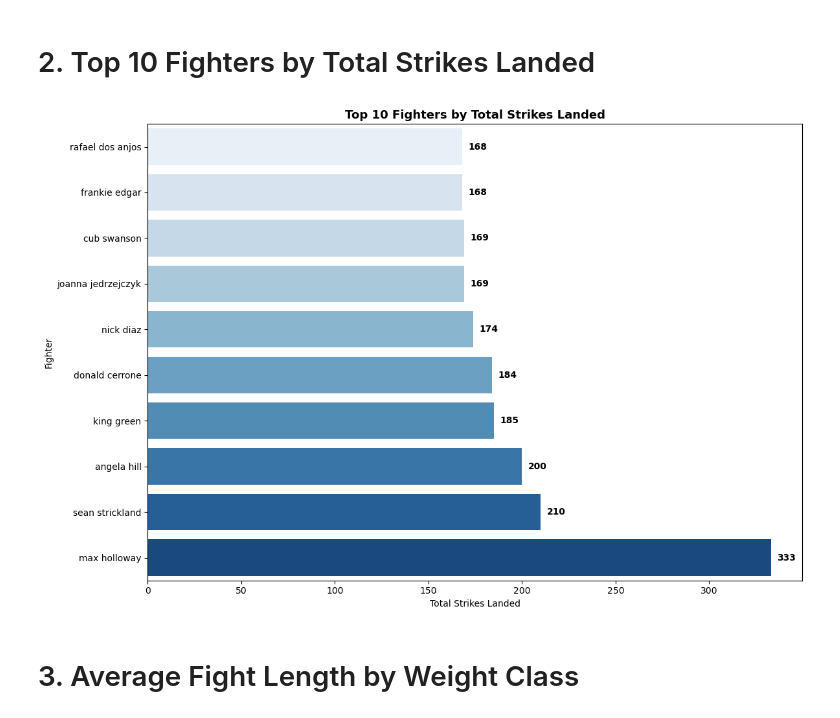
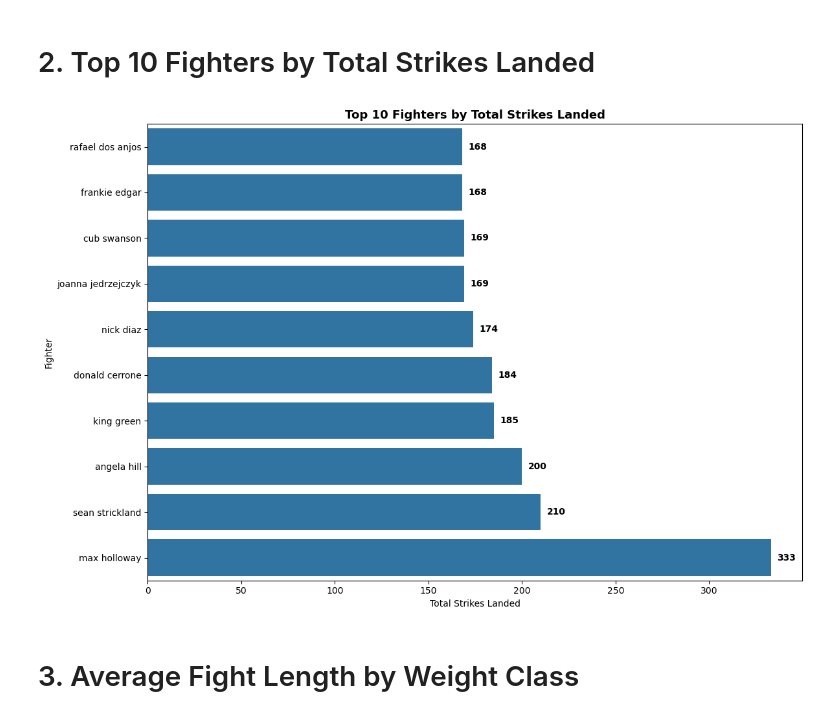
Before and after one commit to Chance-1680/Group7-UFC-Fights, a Jupyter notebook: notebooks/Data_Analysis_UFC.ipynb, the cells around one changed output. Cells and saved outputs as stored; diff of their text form; code cells hidden in the pictures.

Commit message:
Updated Data_Analysis_UFC.ipynb with latest analysis

```diff
--- a/notebooks/Data_Analysis_UFC.ipynb
+++ b/notebooks/Data_Analysis_UFC.ipynb
@@ -156,29 +156,23 @@ Non-zero fighters: 10
 # 2. Top 10 Fighters by Total Strikes Landed
 # %%
 #2 Top 10 Fighters by Total Strikes Landed
-top_strikers = top_strikers.sort_values(ascending=True)
+plt.figure(figsize=(12, 8))
 
-plt.figure(figsize=(12, 8))
-sns.barplot(x=top_strikers.values, y=top_strikers.index, palette='Blues', orient='h')
+sns.barplot(x=top_strikers.values, y=top_strikers.index, color='#1f77b4', orient='h')
+
 plt.title('Top 10 Fighters by Total Strikes Landed', fontsize=13, fontweight='bold')
 plt.xlabel('Total Strikes Landed', fontsize=10)
 plt.ylabel('Fighter', fontsize=10)
 
-
+# Adding value labels
 for i, v in enumerate(top_strikers.values):
     plt.text(v + max(top_strikers.values) * 0.01, i, f'{int(v)}',
              va='center', fontweight='bold')
 
 plt.tight_layout()
 plt.show()
-
-
-if top_strikers.max() == 0:
-    print("All values are still zero - extraction may have failed")
-    print("Let's check the data format:")
-    print(df[['Fighter', 'Strikes', 'Strikes_Landed', 'Strikes_Attempted']].head())
 # %% [output]
-[figure, old version]
+[figure, new version]
 # %%
 # Convert 'Weight' ('155 lbs.') to numeric (155)
 # Clean the 'Weight' column
```
Also changed, not shown: parts of 4 cells of this notebook.
